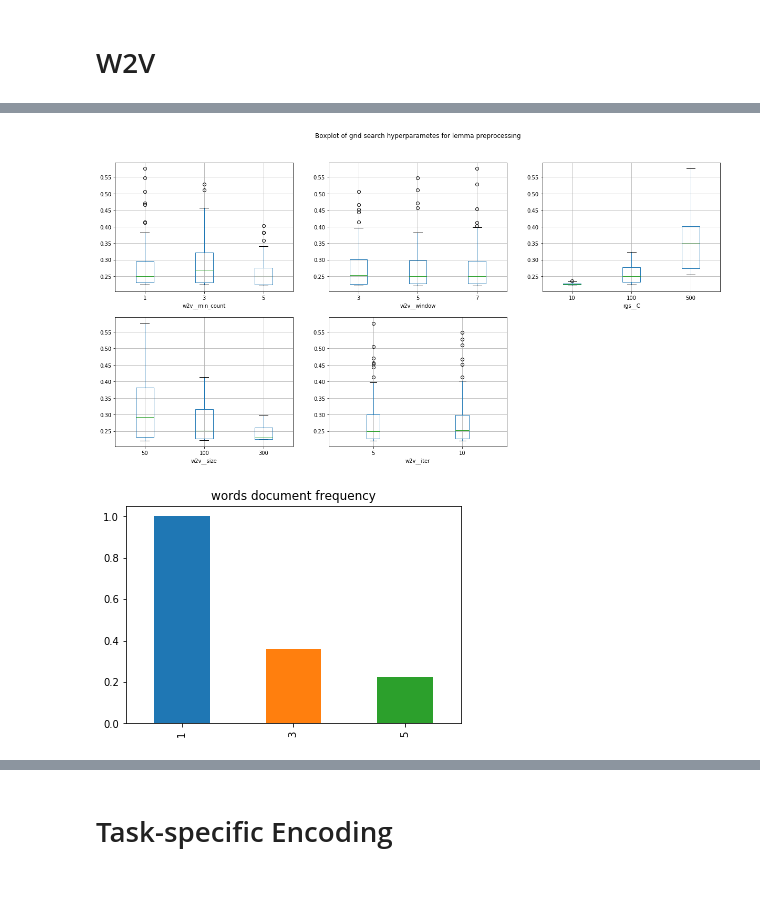
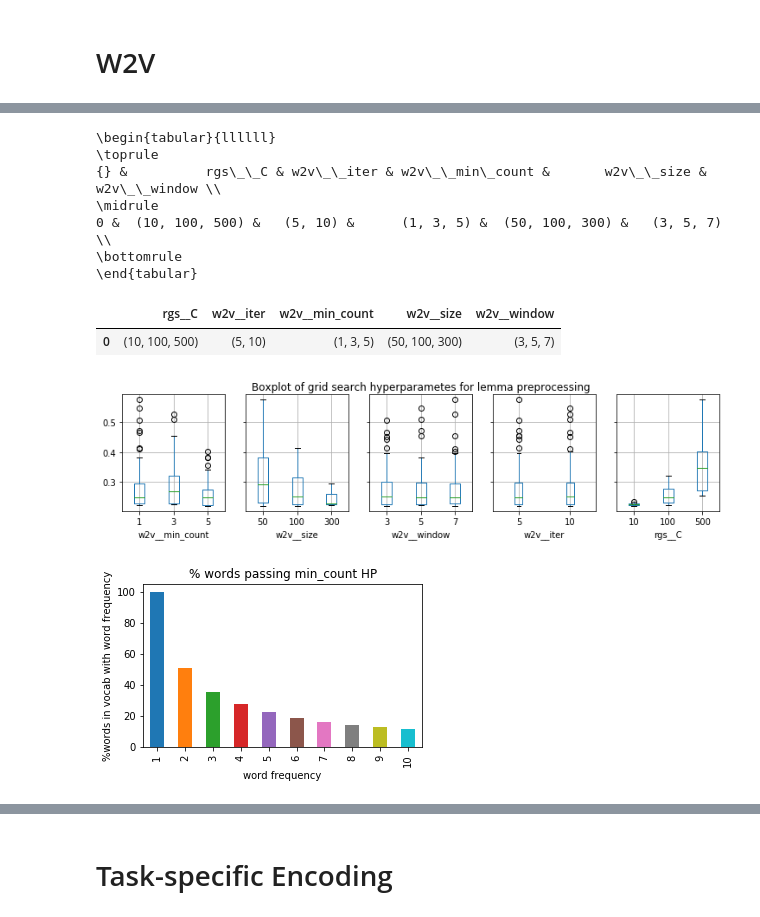
Before and after one commit to ocastel/app-ml-course, a Jupyter notebook: project.ipynb, the cells around one changed output, grey strips where cells are left out. Cells and saved outputs as stored; diff of their text form; code cells hidden in the pictures; blank space fills up the shorter version.

```diff
--- a/project.ipynb
+++ b/project.ipynb
@@ -108,7 +108,7 @@ def grid_search(param_col, train, test, target_col, pipeline, parameters, save_p
     print("Best model train score: %0.3f" % mean_squared_error(grid_search.best_estimator_.predict(train[param_col]), train[target_col]))
     test_score = mean_squared_error(grid_search.best_estimator_.predict(test[param_col]), test[target_col])
     print("Best model test score: %0.3f" % test_score)
-    joblib.dump(grid_search, '%s_%s_grid_search%0.3f.pkl'% (save_prefix,param_col,test_score), compress = 1)
+#     joblib.dump(grid_search, '%s_%s_grid_search%0.3f.pkl'% (save_prefix,param_col,test_score), compress = 1)
     return grid_search
 
 def merge_dicts(a, b):
@@ -432,7 +355,7 @@ if os.path.exists('w2v_grid_search_all.pkl'):
     print('Done loading w2v grid search from file')
 else:
     for param_col in preprocs:
-        w2v_grid_search[param_col.replace('_list','')] = grid_search(param_col, train[:20], test[:20], target_col, w2v_pipeline, w2v_params_grid, 'w2v', cv=5)
+        w2v_grid_search[param_col.replace('_list','')] = grid_search(param_col, train, test, target_col, w2v_pipeline, w2v_params_grid, 'w2v', cv=5)
     joblib.dump(w2v_grid_search, 'w2v_grid_search_all.pkl', compress = 1)
     print('Done performing w2v grid search')
 
@@ -460,36 +387,49 @@ pd.DataFrame([w2v_params_grid,])
+# %%
+print(pd.DataFrame([w2v_params_grid,]).to_latex())
+pd.DataFrame([w2v_params_grid,])
+# %% [output]
+\begin{tabular}{llllll}
+\toprule
+{} &          rgs\_\_C & w2v\_\_iter & w2v\_\_min\_count &       w2v\_\_size & w2v\_\_window \\
+\midrule
+0 &  (10, 100, 500) &   (5, 10) &      (1, 3, 5) &  (50, 100, 300) &   (3, 5, 7) \\
+\bottomrule
+\end{tabular}
+|  | rgs__C | w2v__iter | w2v__min_count | w2v__size | w2v__window |
+| 0 | (10, 100, 500) | (5, 10) | (1, 3, 5) | (50, 100, 300) | (3, 5, 7) |
 # %%
 import pandas as pd
 w2v_grid_search_results_df = grid_search_results_to_df(w2v_grid_search, preprocs=['text_lower_list'])
 
+
 param_for_plotting = w2v_params_grid.keys()
-fig, axes = plt.subplots(2,3)
+fig, axes = plt.subplots(1,5, figsize = (12,2.5), sharey=True)
 for idx, param in enumerate(param_for_plotting):
-    ax = axes[idx%2, int(idx/2)]
+    ax = axes[idx]
     w2v_grid_search_results_df.boxplot(column='mean_test_score', by=param, ax=ax)
     ax.set_title('')
-axes[-1,-1].axis('off')
-# axes[-1,-2].set_xticklabels(['None','5000','10000'])
 plt.suptitle('Boxplot of grid search hyperparametes for lemma preprocessing')
 plt.show()
 # %% [output]
-[figure, old version]
+[figure, new version]
 # %%
 import numpy as np
 words_counter_train_fit = CountVectorizer(tokenizer = dummy_fun, analyzer='word', lowercase=False, min_df=1,
               ngram_range=(1, 1), preprocessor=None, stop_words=None, strip_accents=False).fit_transform(train.text_lower_list)
 counts = np.asarray(words_counter_train_fit.sum(axis=0)).reshape(-1)
-def to_1_3_5(d):
-    if d>=5: return 5
-    if d>=3: return 3
-    return 1
-s = pd.Series([to_1_3_5(d) for d in counts])
-vc = (s.value_counts()/len(s)).sort_index()
+def d_up_to_x(d, x=10):
+    if d>=x: return x
+    return d
+s = pd.Series([d_up_to_x(d) for d in counts])
+vc = (s.value_counts()/len(s)*100).sort_index()
 vc_cumsum = vc[::-1].cumsum()[::-1]
-vc_cumsum.plot(kind='bar')
-plt.title('words document frequency')
+vc_cumsum.plot(kind='bar', figsize=(5,3))
+plt.title('% words passing min_count HP')
+plt.xlabel('word frequency')
+plt.ylabel('%words in vocab with word frequency')
 plt.show()
 # %% [output]
-[figure, old version]
+[figure, new version]
 # %%
 import gensim.downloader as api
 
```
Also changed, not shown: parts of 43 cells of this notebook, 8 other files.
